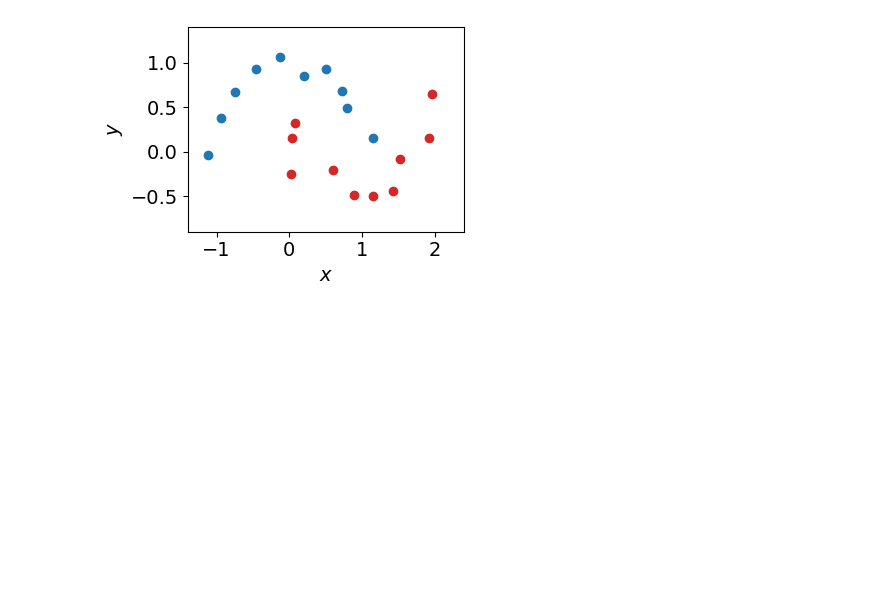
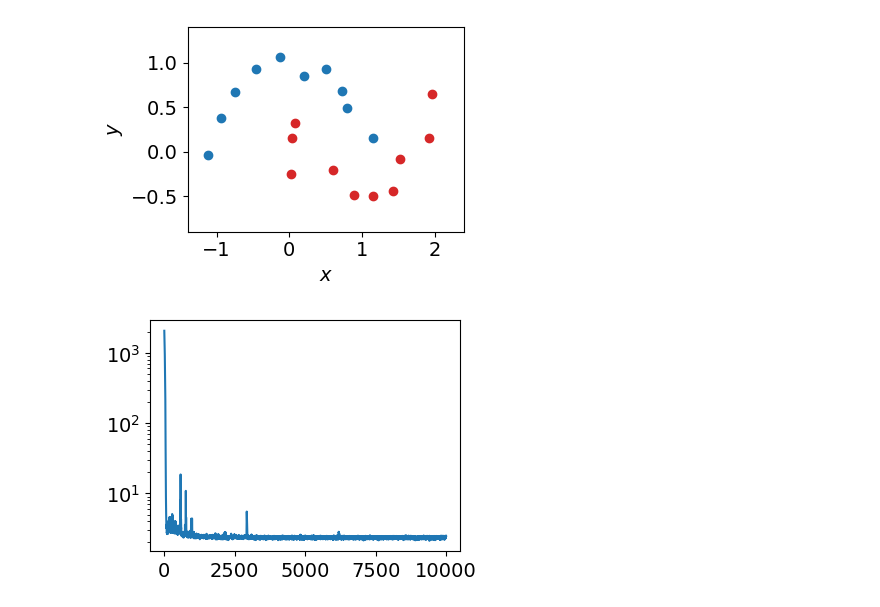
Before and after one commit to ethanharvey98/learning-temperature, a Jupyter notebook: notebooks/learning-temperature.ipynb, the cells around one changed output. Saved outputs shown, nothing was run; the diff lists cells and outputs as text; code cells hidden in the pictures; blank space fills up the shorter version.

```diff
--- a/notebooks/learning-temperature.ipynb
+++ b/notebooks/learning-temperature.ipynb
@@ -49,6 +49,7 @@ plt.show()
 [figure]
 # %%
 def train_one_epoch(model, criterion, optimizer, X, y, num_samples=1):
+
     model.train()
     optimizer.zero_grad()
 
@@ -56,6 +57,7 @@ def train_one_epoch(model, criterion, optimizer, X, y, num_samples=1):
     for _ in range(num_samples):
 
         logits = model(X)
+        logits = torch.nn.functional.normalize(logits, dim=1)
         params = utils.flatten_params(model)
         metrics = criterion(y, logits, params, len(X))
         metrics['loss'].backward()
@@ -69,13 +71,18 @@ def train_one_epoch(model, criterion, optimizer, X, y, num_samples=1):
             param.grad.data.mul_(1/num_samples)
 
     optimizer.step()
+
     return avg_metrics
 
 def evaluate(model, criterion, X, y):
+
     model.eval()
+
     with torch.no_grad():
         logits = model(X)
+        logits = torch.nn.functional.normalize(logits, dim=1)
         params = utils.flatten_params(model)
         metrics = criterion(y, logits, params, len(X))
+
     return metrics
 # %%
@@ -125 +128,13 @@ with torch.no_grad():
+# %%
+lr = 0.1
+
+ncols, nrows = 1, 1
+fig, ax = plt.subplots(figsize=(4*ncols, 3*nrows), ncols=ncols, nrows=nrows)
+
+ax.plot(temp_df[temp_df.lr==lr].epoch.values, temp_df[temp_df.lr==lr].train_loss.values)
+ax.set_yscale('log')
+
+plt.show()
+# %% [output]
+[figure, added]
 # %%
```
Also changed, not shown: parts of 5 cells of this notebook, 3 other files.
